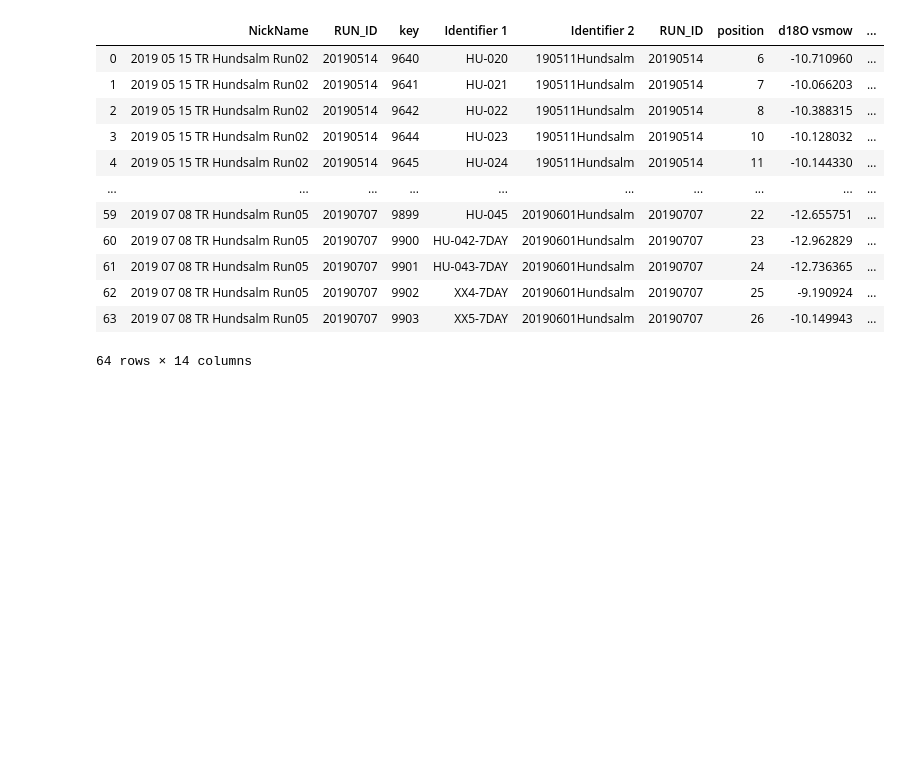
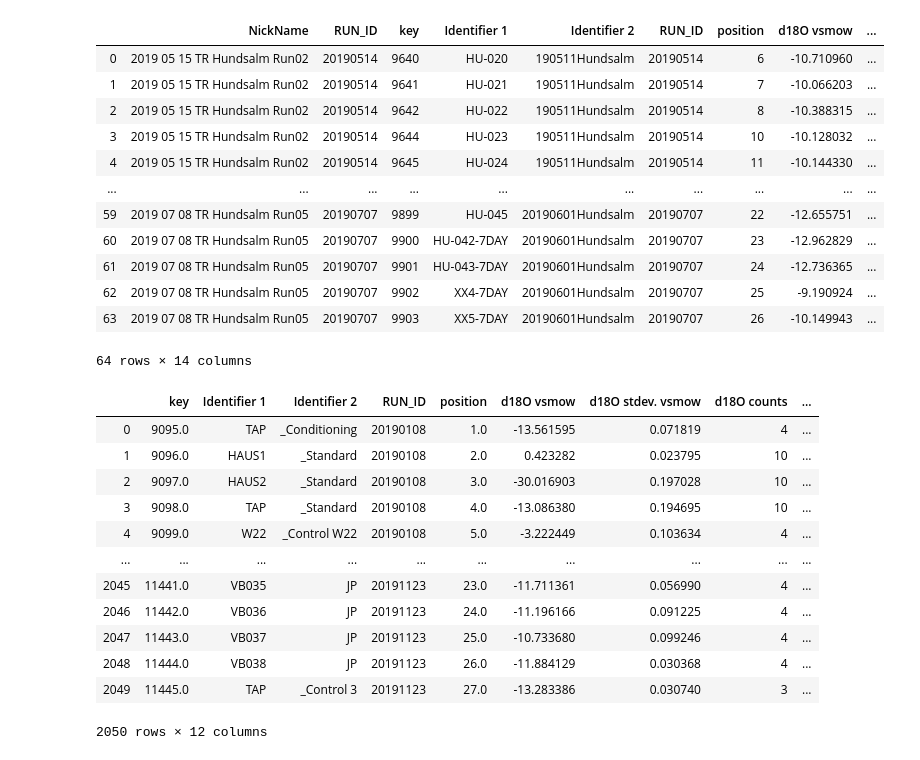
Before and after one commit to tr1813/picarro-calculator, a Jupyter notebook: ipynb/Update DataBase.ipynb, the cells around one changed output. Drawn from its saved outputs; the diff is of its cells as text; code cells hidden in the pictures; blank space fills up the shorter version.

```diff
--- a/ipynb/Update DataBase.ipynb
+++ b/ipynb/Update DataBase.ipynb
@@ -195,3 +195,19 @@ pd.read_sql_query("select * from runlookup rlk,runs r where (rlk.NickName like '
 64 rows × 14 columns
 # %%
 pd.read_sql_query("select * from runs where")
+# %%
+pd.read_sql_query("select * from runs",conn)
+# %% [output]
+|  | key | Identifier 1 | Identifier 2 | RUN_ID | position | d18O vsmow | d18O stdev. vsmow | d18O counts | ... |
+| 0 | 9095.0 | TAP | _Conditioning | 20190108 | 1.0 | -13.561595 | 0.071819 | 4 | ... |
+| 1 | 9096.0 | HAUS1 | _Standard | 20190108 | 2.0 | 0.423282 | 0.023795 | 10 | ... |
+| 2 | 9097.0 | HAUS2 | _Standard | 20190108 | 3.0 | -30.016903 | 0.197028 | 10 | ... |
+| 3 | 9098.0 | TAP | _Standard | 20190108 | 4.0 | -13.086380 | 0.194695 | 10 | ... |
+| 4 | 9099.0 | W22 | _Control W22 | 20190108 | 5.0 | -3.222449 | 0.103634 | 4 | ... |
+| ... | ... | ... | ... | ... | ... | ... | ... | ... | ... |
+| 2045 | 11441.0 | VB035 | JP | 20191123 | 23.0 | -11.711361 | 0.056990 | 4 | ... |
+| 2046 | 11442.0 | VB036 | JP | 20191123 | 24.0 | -11.196166 | 0.091225 | 4 | ... |
+| 2047 | 11443.0 | VB037 | JP | 20191123 | 25.0 | -10.733680 | 0.099246 | 4 | ... |
+| 2048 | 11444.0 | VB038 | JP | 20191123 | 26.0 | -11.884129 | 0.030368 | 4 | ... |
+| 2049 | 11445.0 | TAP | _Control 3 | 20191123 | 27.0 | -13.283386 | 0.030740 | 3 | ... |
+2050 rows × 12 columns
```
